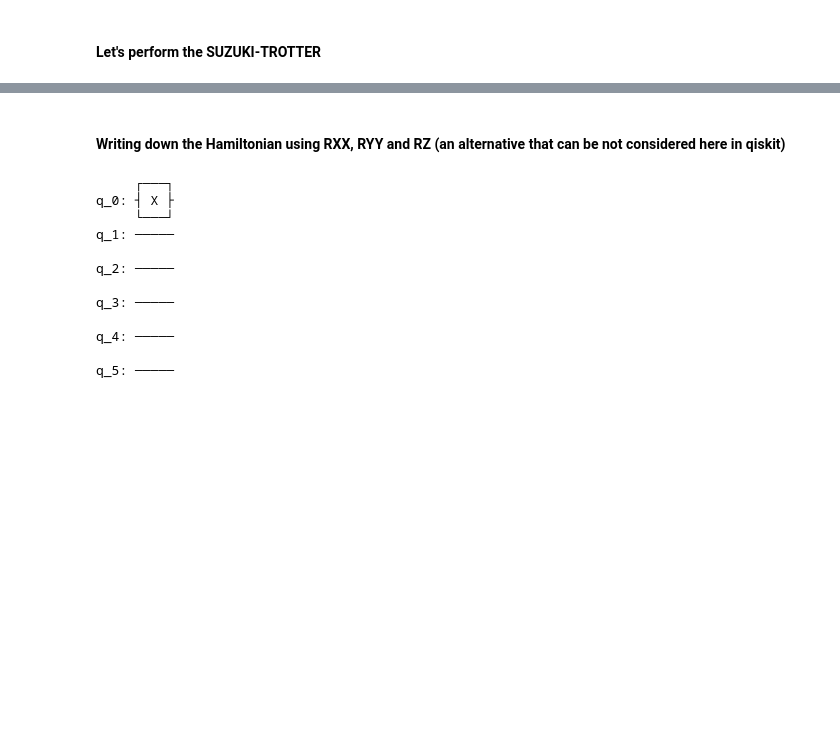
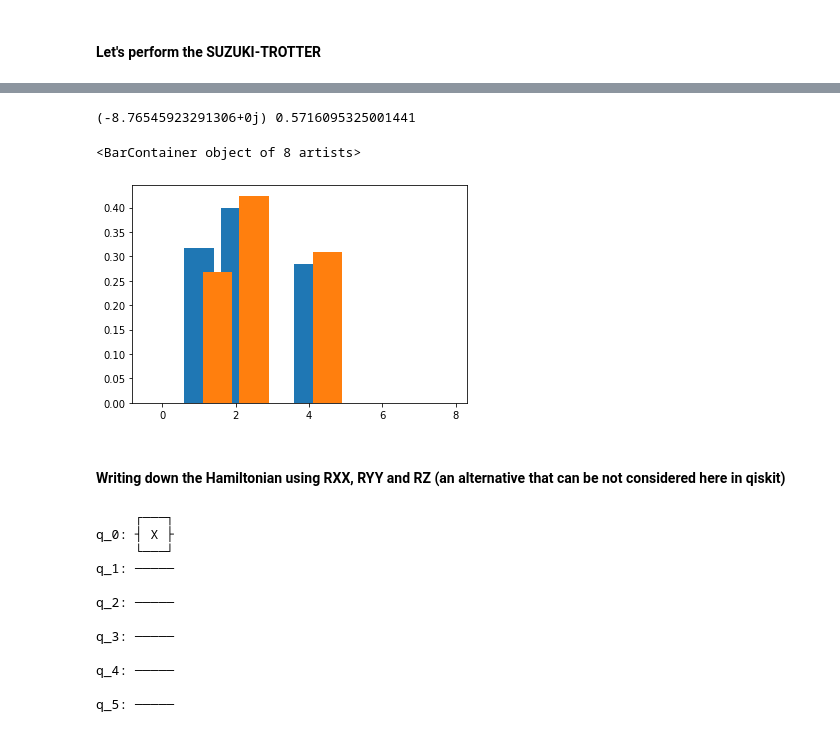
Before and after one commit to emacosta95/2nd_qa4nsm, a Jupyter notebook: ImplementationonQiskit.ipynb, the cells around one changed output, grey strips where cells are left out. Saved outputs shown, nothing was run; the diff lists cells and outputs as text; code cells hidden in the pictures; blank space fills up the shorter version.

```diff
--- a/ImplementationonQiskit.ipynb
+++ b/ImplementationonQiskit.ipynb
@@ -364,3 +457,12 @@ IonQCredentialsError: IonQCredentialsError('Credentials `token` may not be None!
+# %%
+print(density_matrix_final_state_single_particle.expectation_value(hamiltonian_q),state_fidelity(density_matrix_final_state,final_state_clean_single_particle))
+
+plt.bar(np.arange(2**n_qubits),density_matrix_final_state_single_particle.probabilities())
+plt.bar(np.arange(2**n_qubits)+0.5,final_state_clean_single_particle.probabilities())
+# %% [output]
+(-8.76545923291306+0j) 0.5716095325001441
+<BarContainer object of 8 artists>
+[figure, added]
 # %% [markdown]
 #### Writing down the Hamiltonian using RXX, RYY and RZ (an alternative that can be not considered here in qiskit)
 # %%
```
Also changed, not shown: parts of 27 cells of this notebook, 9 other files.
